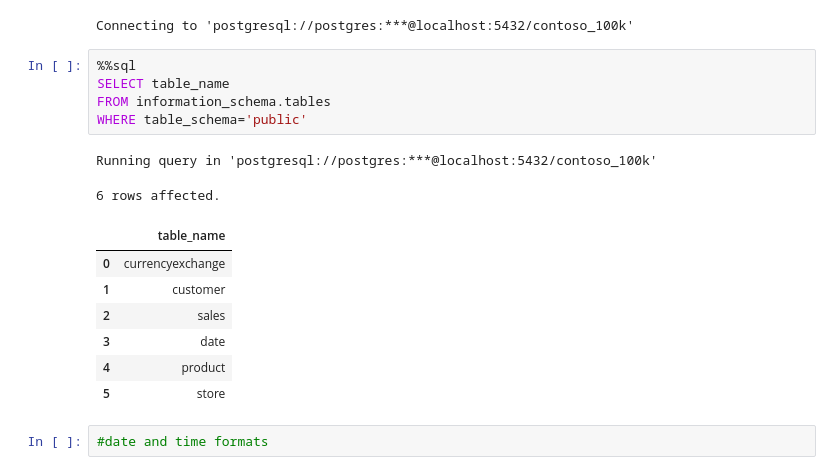
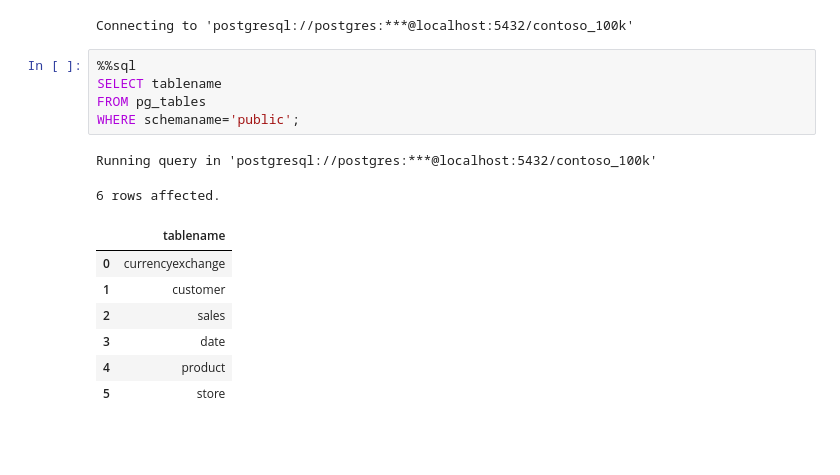
Before and after one commit to mose364/Hands_on_sql, a Jupyter notebook: Resources/Blank_SQL_Notebook.ipynb, the cells around one changed output. Drawn from its saved outputs; the diff is of its cells as text; blank space fills up the shorter version.

```diff
--- a/Resources/Blank_SQL_Notebook.ipynb
+++ b/Resources/Blank_SQL_Notebook.ipynb
@@ -54,18 +56,16 @@ pd.options.display.float_format = '{:.2f}'.format
 Connecting to 'postgresql://postgres:***@localhost:5432/contoso_100k'
 # %%
 %%sql
-SELECT table_name
-FROM information_schema.tables
-WHERE table_schema='public'
+SELECT tablename
+FROM pg_tables
+WHERE schemaname='public';
 # %% [output]
 Running query in 'postgresql://postgres:***@localhost:5432/contoso_100k'
 6 rows affected.
-|  | table_name |
+|  | tablename |
 | 0 | currencyexchange |
 | 1 | customer |
 | 2 | sales |
 | 3 | date |
 | 4 | product |
 | 5 | store |
-# %%
-#date and time formats
```
Also changed, not shown: parts of 15 cells of this notebook.
